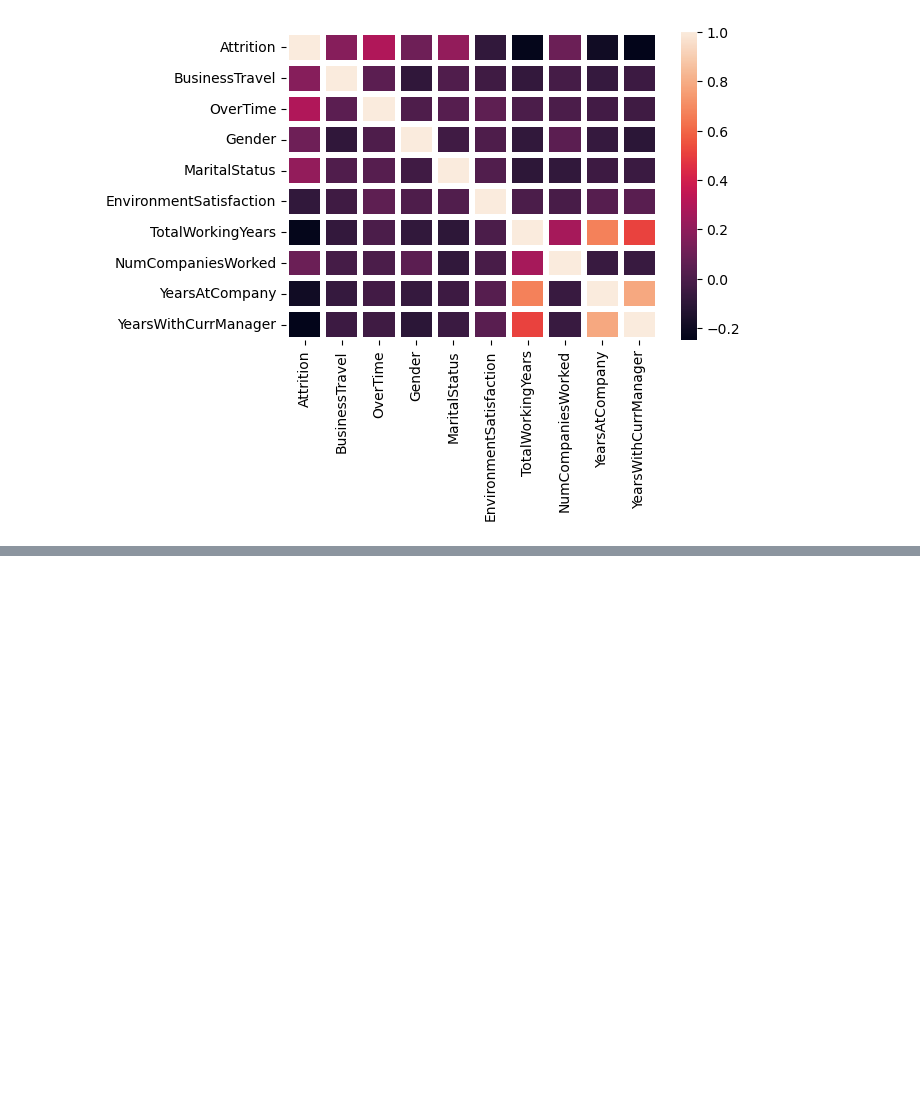
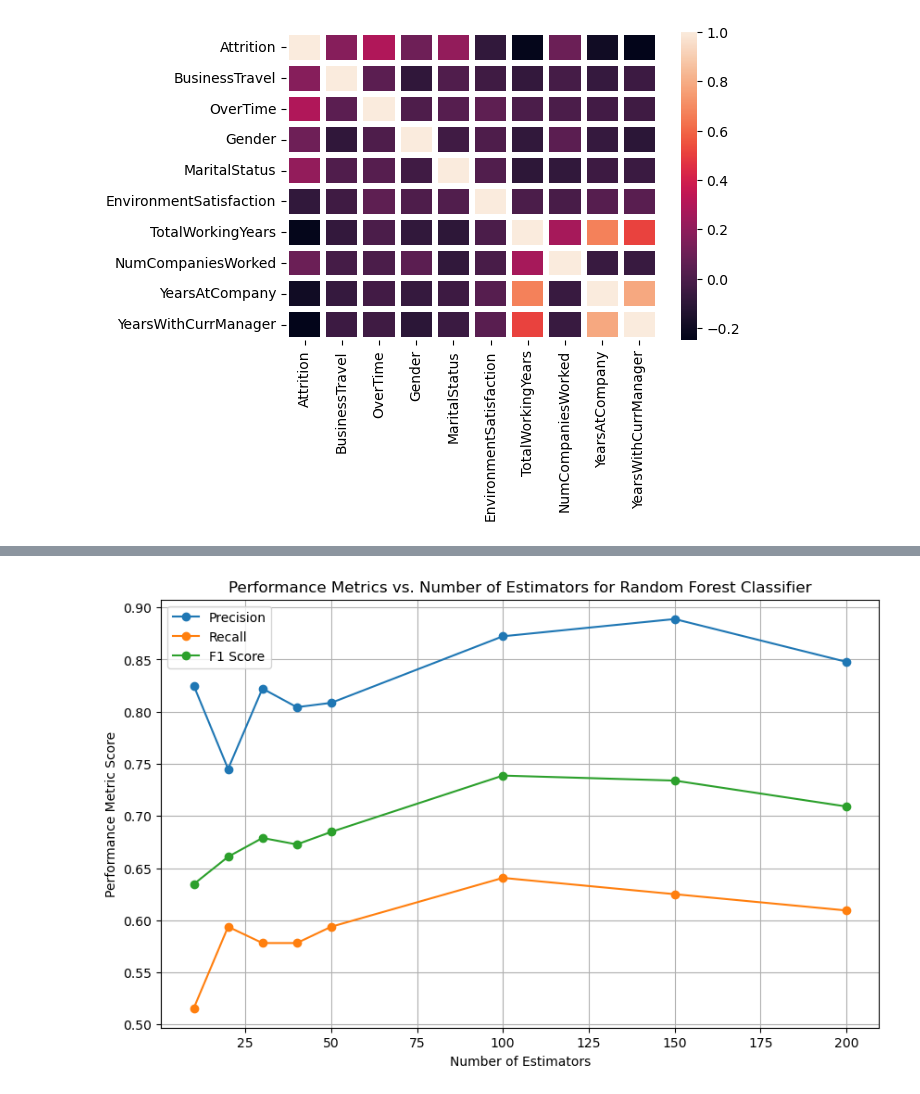
Before and after one commit to rah-ul-singh/EmployeeAttrition, a Jupyter notebook: Empolyee_Attrition_SMBA.ipynb, the cells around one changed output, grey strips where cells are left out. Saved outputs shown, nothing was run; the diff lists cells and outputs as text; code cells hidden in the pictures; blank space fills up the shorter version.

```diff
--- a/Empolyee_Attrition_SMBA.ipynb
+++ b/Empolyee_Attrition_SMBA.ipynb
@@ -1375,0 +1366,40 @@ sns.heatmap(df6.corr(), linewidths=4 )
+# %%
+from sklearn.metrics import precision_score, recall_score, f1_score
+
+# lists to store performance metrics
+precision_scores = []
+recall_scores = []
+f1_scores = []
+
+n_estimators_values = [10,20, 30, 40, 50, 100, 150, 200]
+
+for n_estimators in n_estimators_values:
+
+    clf = RandomForestClassifier(n_estimators=n_estimators, random_state= 42)
+    clf.fit(X_new_train, y_new_train)
+
+    y_hat = clf.predict(X_new_test)
+
+    # Calculating precision, recall, and F1 score
+    precision = precision_score(y_new_test, y_hat)
+    recall = recall_score(y_new_test, y_hat)
+    f1 = f1_score(y_new_test, y_hat)
+
+    # Appending scores to lists
+    precision_scores.append(precision)
+    recall_scores.append(recall)
+    f1_scores.append(f1)
+
+# Plotting performance metrics against the number of estimators
+plt.figure(figsize=(10, 6))
+plt.plot(n_estimators_values, precision_scores, label='Precision', marker='o')
+plt.plot(n_estimators_values, recall_scores, label='Recall', marker='o')
+plt.plot(n_estimators_values, f1_scores, label='F1 Score', marker='o')
+plt.xlabel('Number of Estimators')
+plt.ylabel('Performance Metric Score')
+plt.title('Performance Metrics vs. Number of Estimators for Random Forest Classifier')
+plt.legend()
+plt.grid(True)
+plt.show()
+# %% [output]
+[figure, added]
```
Also changed, not shown: parts of 60 cells of this notebook.
